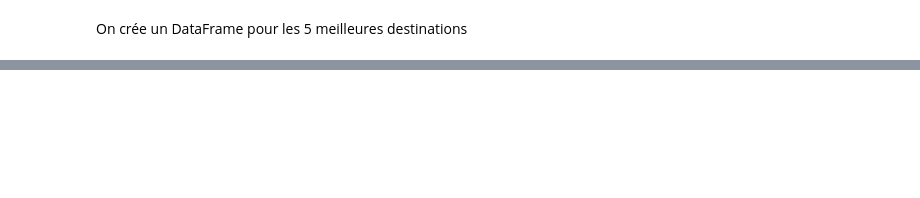
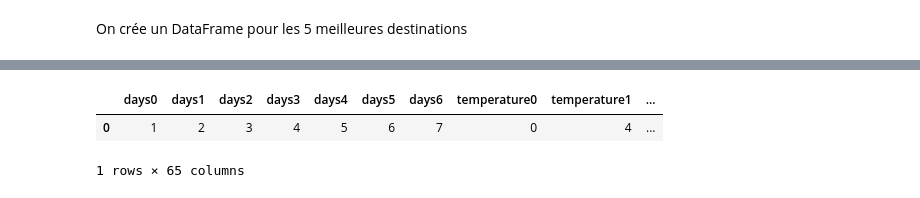
Before and after one commit to DavidTGAUTIER/Jedha_Certification, a Jupyter notebook: Block n°1/03_Kayak_formating_dfs.ipynb, the cells around one changed output, grey strips where cells are left out. Cells and saved outputs as stored; diff of their text form; code cells hidden in the pictures; blank space fills up the shorter version.

```diff
--- a/Block n°1/03_Kayak_formating_dfs.ipynb
+++ b/Block n°1/03_Kayak_formating_dfs.ipynb
@@ -145,0 +151,2 @@ df_flatten_final.to_csv('df_flatten_final.csv', index=False)
+# %%
+k = kayak.copy()
@@ -145,0 +166,5 @@ df_flatten_final.to_csv('df_flatten_final.csv', index=False)
+# %%
+list_strings = ['days', 'temperature', 'proba_rain', 'humidity', 'wind_speed',  'pressure', 'weather']
+
+flatten_weather = convert_string_to_list(k, list_strings)
+flatten_weather
@@ -145,0 +187,15 @@ df_flatten_final.to_csv('df_flatten_final.csv', index=False)
+# %%
+def unnesting(df, explode, axis=0):
+    if axis==1:
+        df1 = pd.concat([df[x].explode() for x in explode], axis=1)
+        return df1.join(df.drop(explode, axis=1), how='left')
+    else :
+        df1 = pd.concat([
+                         pd.DataFrame(df[x].tolist(), index=df.index).add_prefix(x) for x in explode], axis=1)
+        return df1.join(df.drop(explode, axis=1), how='left')
+# %%
+unnesting(k, list_strings, axis=0).head(1)
+# %% [output]
+|  | days0 | days1 | days2 | days3 | days4 | days5 | days6 | temperature0 | temperature1 | ... |
+| 0 | 1 | 2 | 3 | 4 | 5 | 6 | 7 | 0 | 4 | ... |
+1 rows × 65 columns
```
Also changed, not shown: parts of 14 cells of this notebook, 11 other files.
